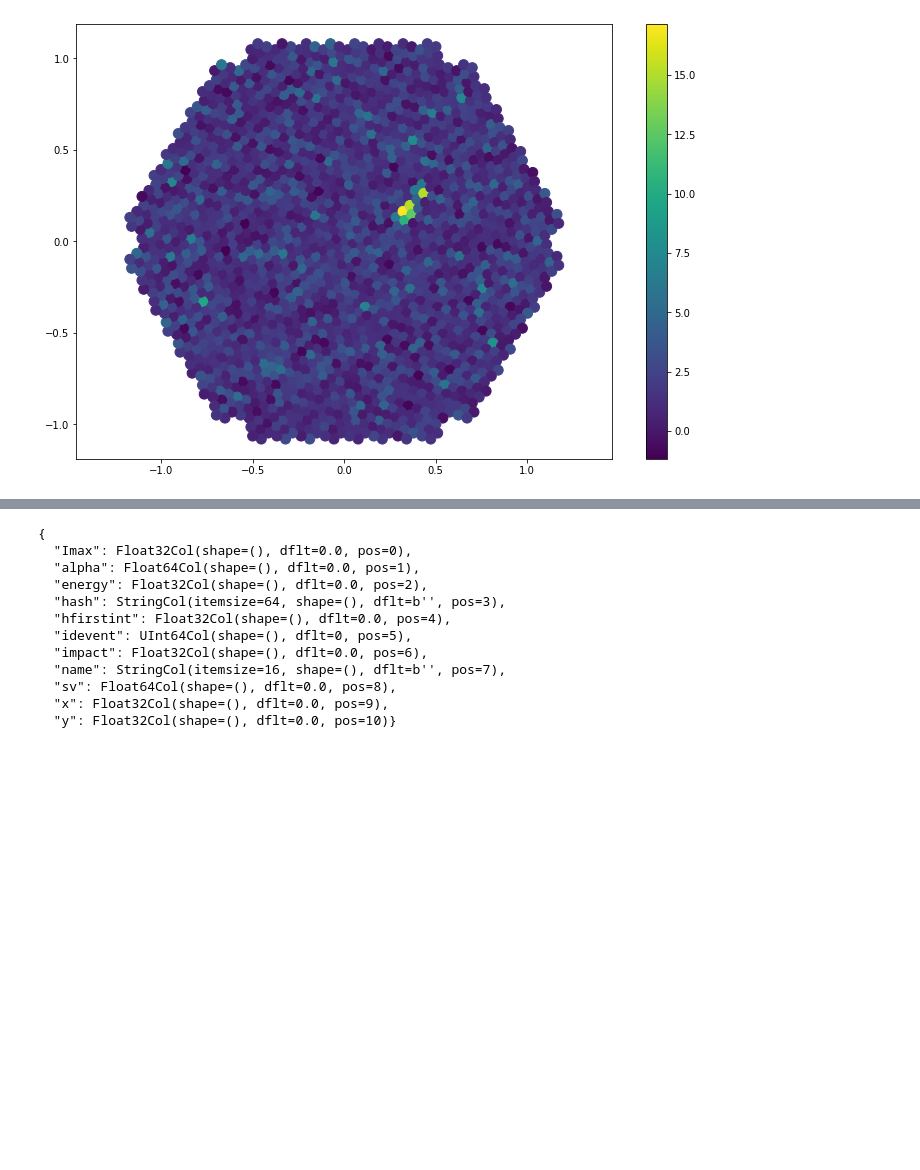
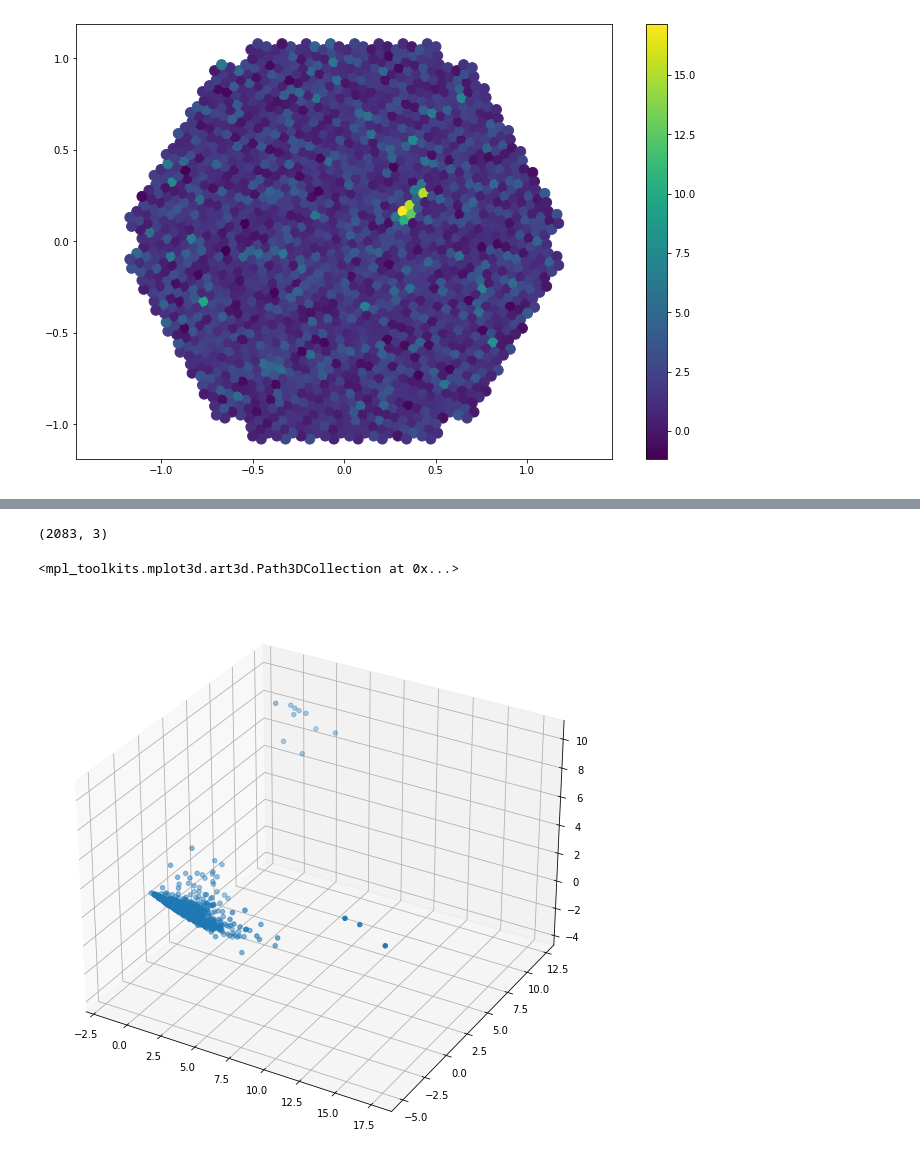
Before and after one commit to Khadimou/cta, a Jupyter notebook: simulatedimages.ipynb, the cells around one changed output, grey strips where cells are left out. Drawn from its saved outputs; the diff is of its cells as text; code cells hidden in the pictures; blank space fills up the shorter version.

```diff
--- a/simulatedimages.ipynb
+++ b/simulatedimages.ipynb
@@ -211,18 +225,45 @@ hfi = [x['hfirstint'] for x in table.iterrows()]
-# %%
-#table.attrs
-table.description
-# %% [output]
-{
-  "Imax": Float32Col(shape=(), dflt=0.0, pos=0),
-  "alpha": Float64Col(shape=(), dflt=0.0, pos=1),
-  "energy": Float32Col(shape=(), dflt=0.0, pos=2),
-  "hash": StringCol(itemsize=64, shape=(), dflt=b'', pos=3),
-  "hfirstint": Float32Col(shape=(), dflt=0.0, pos=4),
-  "idevent": UInt64Col(shape=(), dflt=0, pos=5),
-  "impact": Float32Col(shape=(), dflt=0.0, pos=6),
-  "name": StringCol(itemsize=16, shape=(), dflt=b'', pos=7),
-  "sv": Float64Col(shape=(), dflt=0.0, pos=8),
-  "x": Float32Col(shape=(), dflt=0.0, pos=9),
-  "y": Float32Col(shape=(), dflt=0.0, pos=10)}
+# %%
+%matplotlib inline
+from sklearn.preprocessing import StandardScaler
+import pandas as pd
+from sklearn.decomposition import PCA
+
+#Scale data before applying PCA
+scaling = StandardScaler()
+
+df = pd.DataFrame(data=table1.col("energy"))
+other = pd.DataFrame(data=table1.col('impact'))
+test_data = df.join(other,how="left",  lsuffix = '_left', rsuffix = '_right')
+
+df2 = pd.DataFrame(data=table2.col("energy"))
+other2 = pd.DataFrame(data=table2.col('impact'))
+train_data = df2.join(other2,how="left",  lsuffix = '_left', rsuffix = '_right')
+
+data = train_data.join(test_data,how="left",  lsuffix = '_left', rsuffix = '_right')
+
+#use fit and transform method
+scaling.fit(data)
+Scaled_data = scaling.transform(data)
+
+#set the n_components=3
+principal = PCA(n_components=3)
+principal.fit(Scaled_data)
+x=principal.transform(Scaled_data)
+
+#check the dimensions of data after PCA
+print(x.shape)
+# %% [output]
+(2083, 3)
+# %%
+#import relevant libraries for 3d graph
+from mpl_toolkits.mplot3d import Axes3D
+fig = plt.figure(figsize=(10,10))
+#choose projection 3d for creating a 3d graph
+axis = fig.add_subplot(111,projection='3d')
+
+axis.scatter(x[:,0],x[:,1],x[:,2])
+# %% [output]
+<mpl_toolkits.mplot3d.art3d.Path3DCollection at 0x...>
+[figure, added]
 # %%
 h5file.close()
```
Also changed, not shown: parts of 3 cells of this notebook, 2 other files.
